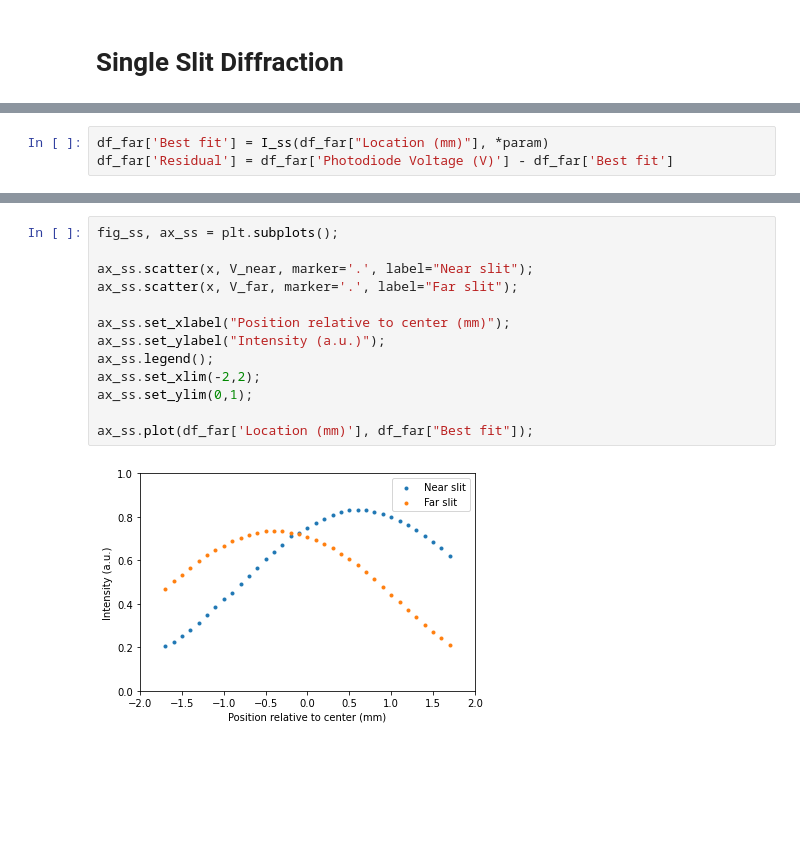
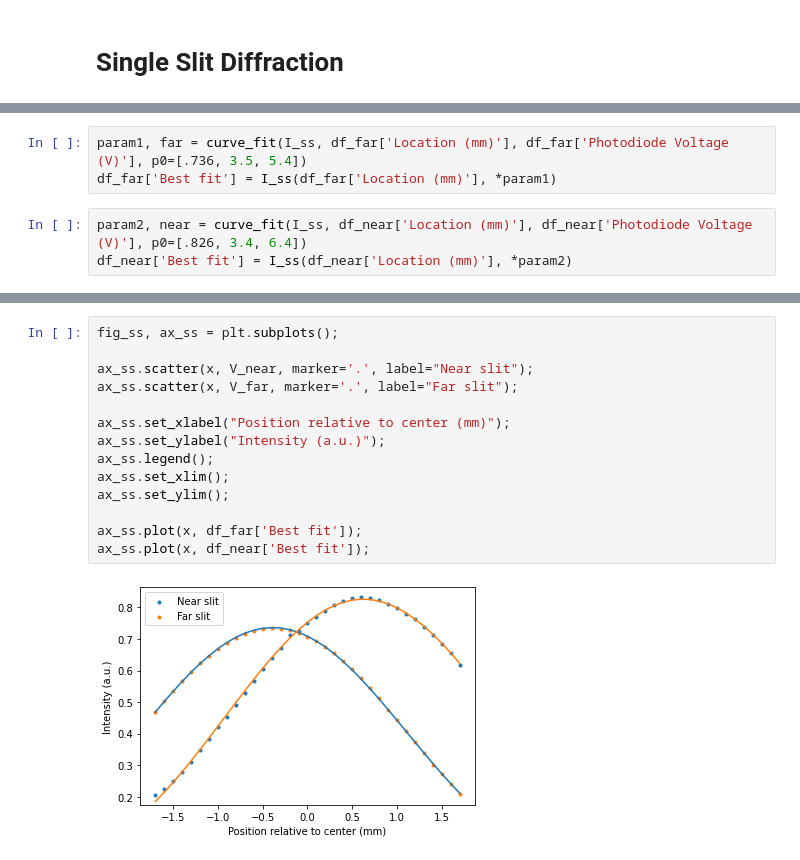
Before and after one commit to Caleb-Flegel/HospitalSim---Code-Example, a Jupyter notebook: Two_Slit_Bright_Light.ipynb, the cells around one changed output, grey strips where cells are left out. Cells and saved outputs as stored; diff of their text form; blank space fills up the shorter version.

```diff
--- a/Two_Slit_Bright_Light.ipynb
+++ b/Two_Slit_Bright_Light.ipynb
@@ -89,2 +91,8 @@ param, cov = curve_fit(I_ss, df_far['Location (mm)'], df_far['Photodiode Voltage
+# %%
+param1, far = curve_fit(I_ss, df_far['Location (mm)'], df_far['Photodiode Voltage (V)'], p0=[.736, 3.5, 5.4])
+df_far['Best fit'] = I_ss(df_far['Location (mm)'], *param1)
+# %%
+param2, near = curve_fit(I_ss, df_near['Location (mm)'], df_near['Photodiode Voltage (V)'], p0=[.826, 3.4, 6.4])
+df_near['Best fit'] = I_ss(df_near['Location (mm)'], *param2)
 # %%
 from whit_phys_util.pretty_fit import fitTable
@@ -94,6 +102,3 @@ fitTable
 |  | I0 | a | x0 |
 | value | 0.735945 | 3.534052 | 5.422231 |
 | uncertainty | 0.001084 | 0.010065 | 0.003032 |
-# %%
-df_far['Best fit'] = I_ss(df_far["Location (mm)"], *param)
-df_far['Residual'] = df_far['Photodiode Voltage (V)'] - df_far['Best fit']
@@ -100,15 +112,16 @@ df_far['Residual'] = df_far['Photodiode Voltage (V)'] - df_far['Best fit']
 # %%
 fig_ss, ax_ss = plt.subplots();
 
 ax_ss.scatter(x, V_near, marker='.', label="Near slit");
 ax_ss.scatter(x, V_far, marker='.', label="Far slit");
 
 ax_ss.set_xlabel("Position relative to center (mm)");
 ax_ss.set_ylabel("Intensity (a.u.)");
 ax_ss.legend();
-ax_ss.set_xlim(-2,2);
-ax_ss.set_ylim(0,1);
+ax_ss.set_xlim();
+ax_ss.set_ylim();
 
-ax_ss.plot(df_far['Location (mm)'], df_far["Best fit"]);
+ax_ss.plot(x, df_far['Best fit']);
+ax_ss.plot(x, df_near['Best fit']);
 # %% [output]
-[figure, old version]
+[figure, new version]
```
Also changed, not shown: parts of 16 cells of this notebook.
